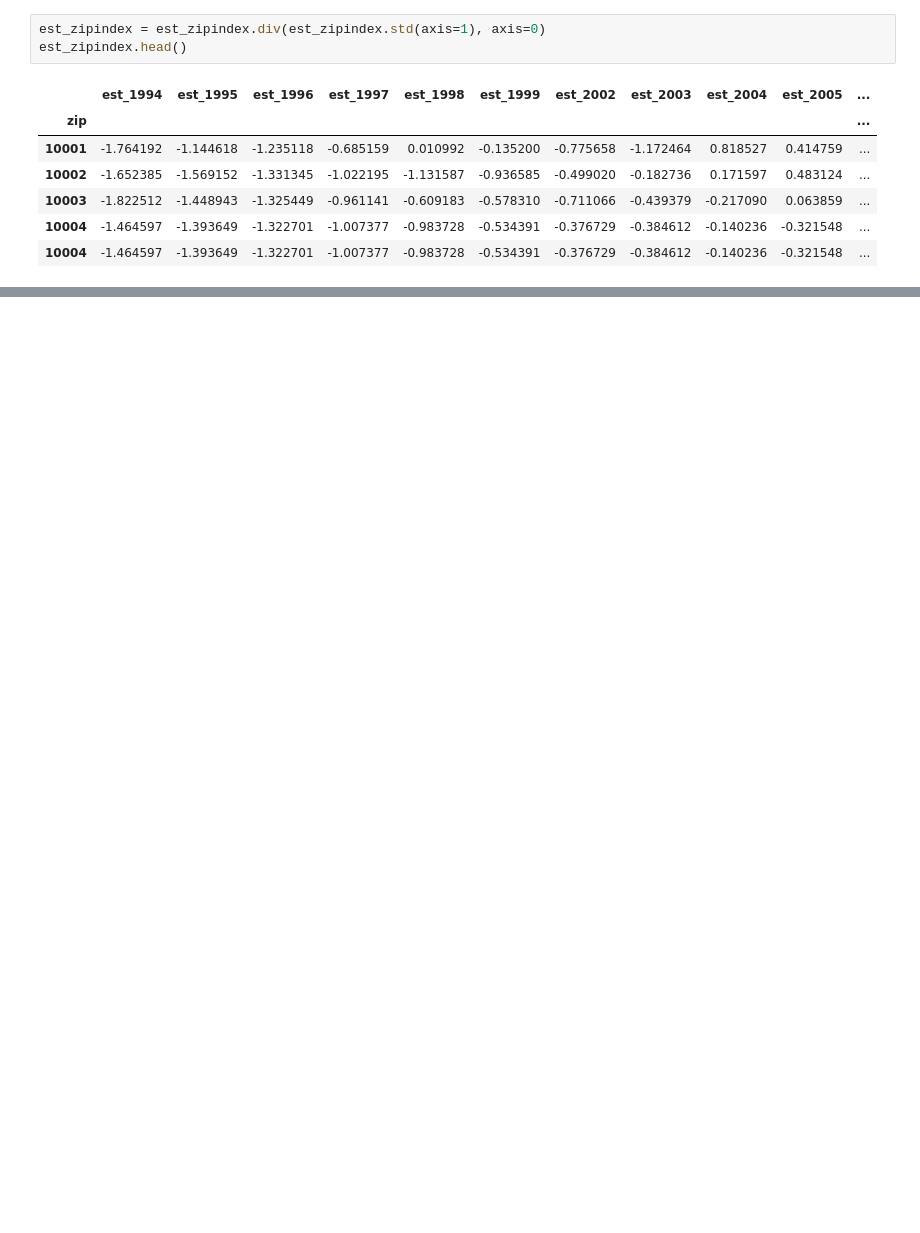
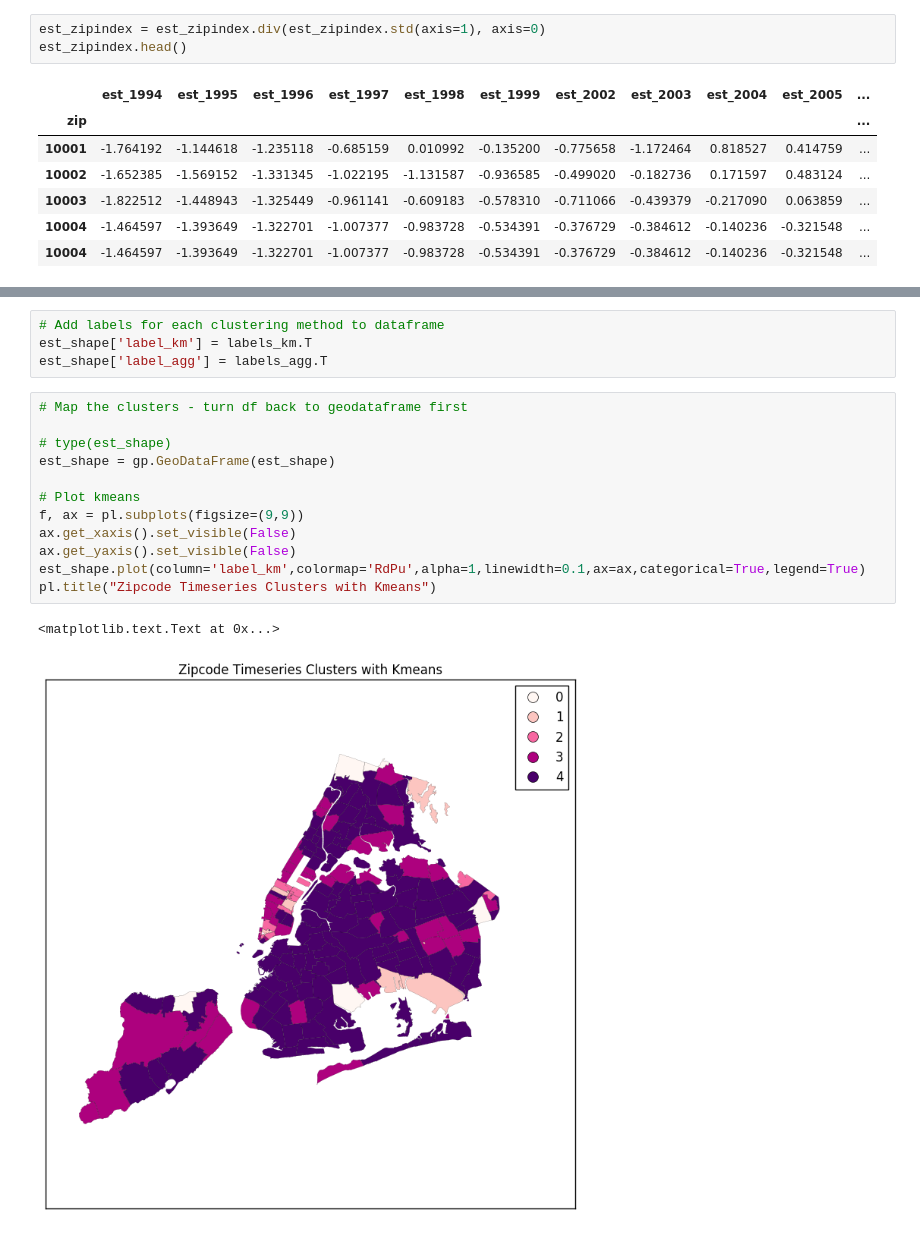
Before and after one commit to iwsstuart/PUI2016_is1480, a Jupyter notebook: HW11_is1480/Assignment2.ipynb, the cells around one changed output, grey strips where cells are left out. Drawn from its saved outputs; the diff is of its cells as text; blank space fills up the shorter version.

```diff
--- a/HW11_is1480/Assignment2.ipynb
+++ b/HW11_is1480/Assignment2.ipynb
@@ -289,0 +282,19 @@ pl.plot(x, clf.cluster_centers_.T, '-', lw=2)
+# %%
+# Add labels for each clustering method to dataframe
+est_shape['label_km'] = labels_km.T
+est_shape['label_agg'] = labels_agg.T
+# %%
+# Map the clusters - turn df back to geodataframe first
+
+# type(est_shape)
+est_shape = gp.GeoDataFrame(est_shape)
+
+# Plot kmeans
+f, ax = pl.subplots(figsize=(9,9))
+ax.get_xaxis().set_visible(False)
+ax.get_yaxis().set_visible(False)
+est_shape.plot(column='label_km',colormap='RdPu',alpha=1,linewidth=0.1,ax=ax,categorical=True,legend=True)
+pl.title("Zipcode Timeseries Clusters with Kmeans")
+# %% [output]
+<matplotlib.text.Text at 0x...>
+[figure, added]
```
Also changed, not shown: parts of 22 cells of this notebook.
